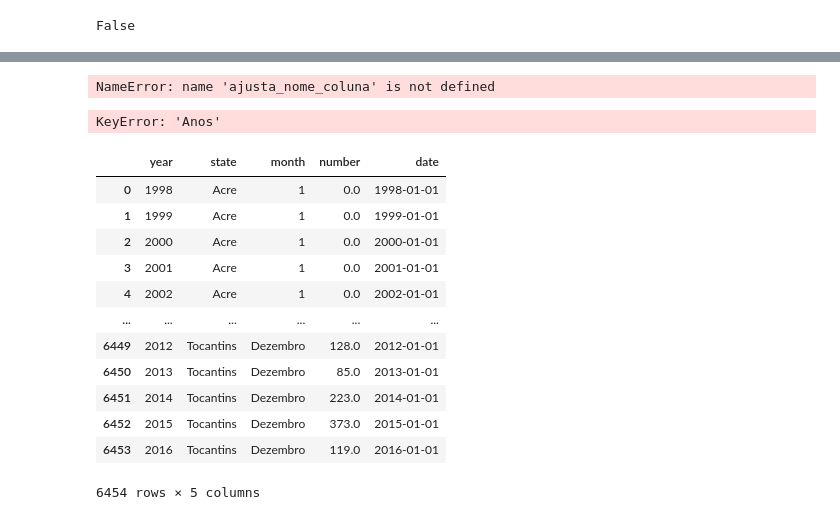
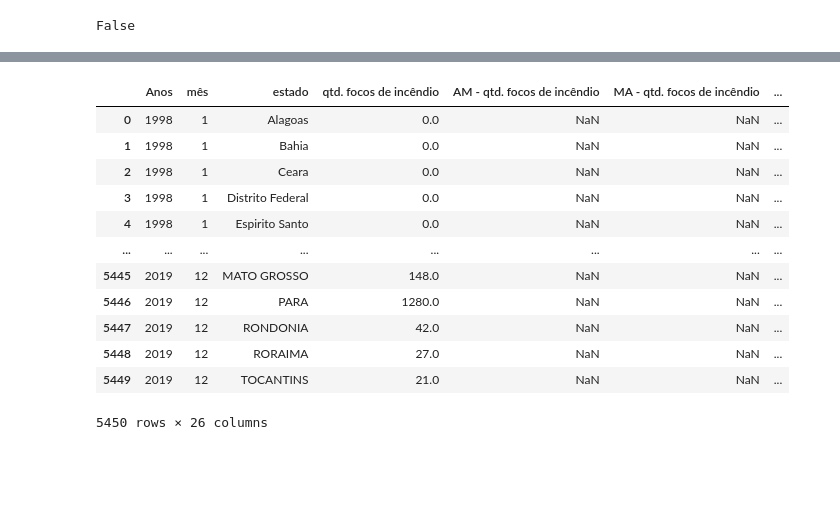
Before and after one commit to alynenogu/Pos-Graduacao---Ciencia-de-Dados, a Jupyter notebook: Monografia Versão Final.ipynb, the cells around one changed output, grey strips where cells are left out. Saved outputs shown, nothing was run; the diff lists cells and outputs as text; code cells hidden in the pictures; blank space fills up the shorter version.

```diff
--- a/Monografia Versão Final.ipynb
+++ b/Monografia Versão Final.ipynb
@@ -259,6 +301,4 @@ tabela_areas_queimadas
 # %%
-tabela_areas_queimadas_mais_estados = ajusta_nome_coluna(tabela_areas_queimadas_mais_estados)
+tabela_areas_queimadas_mais_estados = muda_nome_colunas(tabela_areas_queimadas_mais_estados)
-# %% [output]
-NameError: name 'ajusta_nome_coluna' is not defined
 # %%
 #Quarta Etapa: Criação de dataframe sem latitude e longitude para junção com o anterior  para queimadas nos estados AMZ
@@ -269,8 +309,6 @@ tabelas_areas_queimadas_sem_lat_e_long_amz = tabelas_areas_queimadas_sem_lat_e_l
 # %%
 #Sexta Etapa: Agrupamento por Ano, mês e estado dos dados sobre queimadas nos outros estados
-tabela_areas_queimadas_mais_estados = tabela_areas_queimadas_mais_estados.groupby(['Anos','mês','estados']).sum().reset_index()
+tabela_areas_queimadas_mais_estados = tabela_areas_queimadas_mais_estados.groupby([COLUNAS_DF["year"],COLUNAS_DF["month"],COLUNAS_DF["state"]]).sum().reset_index()
-# %% [output]
-KeyError: 'Anos'
 # %%
 #Adicionar restante dos meses no dicionario
 INDICE_MES = {
@@ -278,20 +316,14 @@ INDICE_MES = {
     "Fevereiro": 2,
     "Março": 3,
     "Abril": 4,
+    "Maio": 5,
+    "Junho": 6,
+    "Julho": 7,
+    "Agosto": 8,
+    "Setembro": 9,
+    "Outubro": 10,
+    "Novembro": 11,
+    "Dezembro": 12
 }
-# %% [output]
-|  | year | state | month | number | date |
-| 0 | 1998 | Acre | 1 | 0.0 | 1998-01-01 |
-| 1 | 1999 | Acre | 1 | 0.0 | 1999-01-01 |
-| 2 | 2000 | Acre | 1 | 0.0 | 2000-01-01 |
-| 3 | 2001 | Acre | 1 | 0.0 | 2001-01-01 |
-| 4 | 2002 | Acre | 1 | 0.0 | 2002-01-01 |
-| ... | ... | ... | ... | ... | ... |
-| 6449 | 2012 | Tocantins | Dezembro | 128.0 | 2012-01-01 |
-| 6450 | 2013 | Tocantins | Dezembro | 85.0 | 2013-01-01 |
-| 6451 | 2014 | Tocantins | Dezembro | 223.0 | 2014-01-01 |
-| 6452 | 2015 | Tocantins | Dezembro | 373.0 | 2015-01-01 |
-| 6453 | 2016 | Tocantins | Dezembro | 119.0 | 2016-01-01 |
-6454 rows × 5 columns
 # %%
 for mes in INDICE_MES.keys():
@@ -350,14 +372,22 @@ resultado_queimadas_group_by.loc[resultado_queimadas_group_by['estados']=="Parai
 # %%
-resultado_queimadas_group_by.loc[resultado_queimadas_group_by['estados']=="Pernambuco",'PE - qtd. focos de incêndio']=resultado_queimadas_group_by['qtd. focos de incêndio']
+for estados in ALTERA_COLUNAS_ESTADOS.keys():
+    resultado_queimadas_group_by.loc[resultado_queimadas_group_by[COLUNAS_DF["state"]]==estados,ALTERA_COLUNAS_ESTADOS[estados]] = resultado_queimadas_group_by['qtd. focos de incêndio']
-# %%
-resultado_queimadas_group_by.loc[resultado_queimadas_group_by['estados']=="Rio",'RJ - qtd. focos de incêndio']=resultado_queimadas_group_by['qtd. focos de incêndio']
-resultado_queimadas_group_by.loc[resultado_queimadas_group_by['estados']=="Santa Catarina",'PI - qtd. focos de incêndio']=resultado_queimadas_group_by['qtd. focos de incêndio']
-
-resultado_queimadas_group_by.loc[resultado_queimadas_group_by['estados']=="Sao Paulo",'SC - qtd. focos de incêndio']=resultado_queimadas_group_by['qtd. focos de incêndio']
-# %%
-resultado_queimadas_group_by.loc[resultado_queimadas_group_by['estados']=="Piaui",'PI - qtd. focos de incêndio']=resultado_queimadas_group_by['qtd. focos de incêndio']
-# %%
-resultado_queimadas_group_by.loc[resultado_queimadas_group_by['estados']=="Sergipe",'SE - qtd. focos de incêndio']=resultado_queimadas_group_by['qtd. focos de incêndio']
+# %%
+resultado_queimadas_group_by
+# %% [output]
+|  | Anos | mês | estado | qtd. focos de incêndio | AM - qtd. focos de incêndio | MA - qtd. focos de incêndio | ... |
+| 0 | 1998 | 1 | Alagoas | 0.0 | NaN | NaN | ... |
+| 1 | 1998 | 1 | Bahia | 0.0 | NaN | NaN | ... |
+| 2 | 1998 | 1 | Ceara | 0.0 | NaN | NaN | ... |
+| 3 | 1998 | 1 | Distrito Federal | 0.0 | NaN | NaN | ... |
+| 4 | 1998 | 1 | Espirito Santo | 0.0 | NaN | NaN | ... |
+| ... | ... | ... | ... | ... | ... | ... | ... |
+| 5445 | 2019 | 12 | MATO GROSSO | 148.0 | NaN | NaN | ... |
+| 5446 | 2019 | 12 | PARA | 1280.0 | NaN | NaN | ... |
+| 5447 | 2019 | 12 | RONDONIA | 42.0 | NaN | NaN | ... |
+| 5448 | 2019 | 12 | RORAIMA | 27.0 | NaN | NaN | ... |
+| 5449 | 2019 | 12 | TOCANTINS | 21.0 | NaN | NaN | ... |
+5450 rows × 26 columns
 # %%
 ### Décima Terceira Etapa: Análise após ajustes
 resultado_queimadas_group_by.columns
```
Also changed, not shown: parts of 69 cells of this notebook.
